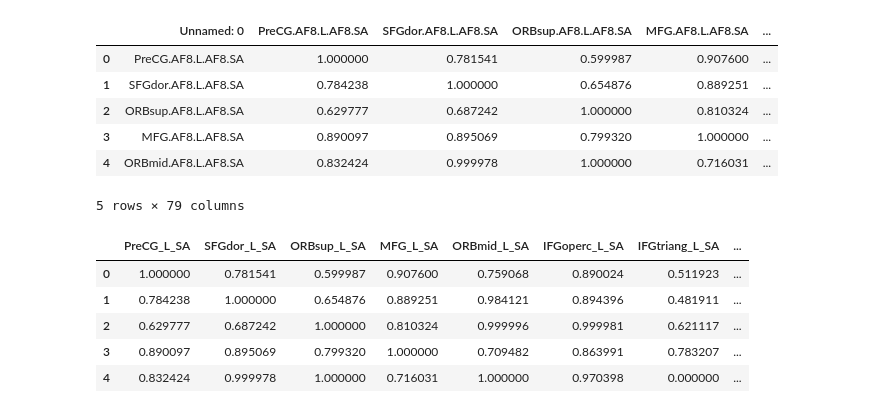
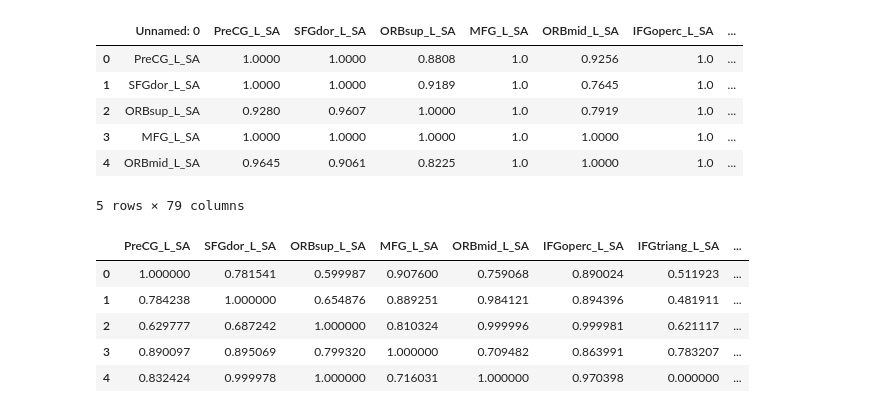
Before and after one commit to DimuthuHemachandra/heridcity, a Jupyter notebook: Clustering.ipynb, the cells around one changed output. Drawn from its saved outputs; the diff is of its cells as text; code cells hidden in the pictures.

```diff
--- a/Clustering.ipynb
+++ b/Clustering.ipynb
@@ -5,15 +5,15 @@ import pandas as pd
 import numpy as np
 # %%
 # Reading non-symmetric input data
-df = pd.read_csv('SA_AAL_rg.csv')
+df = pd.read_csv('SA_AAL_estPropA.csv')
 df.head()
 # %% [output]
-|  | Unnamed: 0 | PreCG.AF8.L.AF8.SA | SFGdor.AF8.L.AF8.SA | ORBsup.AF8.L.AF8.SA | MFG.AF8.L.AF8.SA | ... |
-| 0 | PreCG.AF8.L.AF8.SA | 1.000000 | 0.781541 | 0.599987 | 0.907600 | ... |
-| 1 | SFGdor.AF8.L.AF8.SA | 0.784238 | 1.000000 | 0.654876 | 0.889251 | ... |
-| 2 | ORBsup.AF8.L.AF8.SA | 0.629777 | 0.687242 | 1.000000 | 0.810324 | ... |
-| 3 | MFG.AF8.L.AF8.SA | 0.890097 | 0.895069 | 0.799320 | 1.000000 | ... |
-| 4 | ORBmid.AF8.L.AF8.SA | 0.832424 | 0.999978 | 1.000000 | 0.716031 | ... |
+|  | Unnamed: 0 | PreCG_L_SA | SFGdor_L_SA | ORBsup_L_SA | MFG_L_SA | ORBmid_L_SA | IFGoperc_L_SA | ... |
+| 0 | PreCG_L_SA | 1.0000 | 1.0000 | 0.8808 | 1.0 | 0.9256 | 1.0 | ... |
+| 1 | SFGdor_L_SA | 1.0000 | 1.0000 | 0.9189 | 1.0 | 0.7645 | 1.0 | ... |
+| 2 | ORBsup_L_SA | 0.9280 | 0.9607 | 1.0000 | 1.0 | 0.7919 | 1.0 | ... |
+| 3 | MFG_L_SA | 1.0000 | 1.0000 | 1.0000 | 1.0 | 1.0000 | 1.0 | ... |
+| 4 | ORBmid_L_SA | 0.9645 | 0.9061 | 0.8225 | 1.0 | 1.0000 | 1.0 | ... |
 5 rows × 79 columns
 # %%
 df = df.drop(df.columns[0], axis = 'columns')
```
Also changed, not shown: parts of 1 cell of this notebook, 1 other file.
